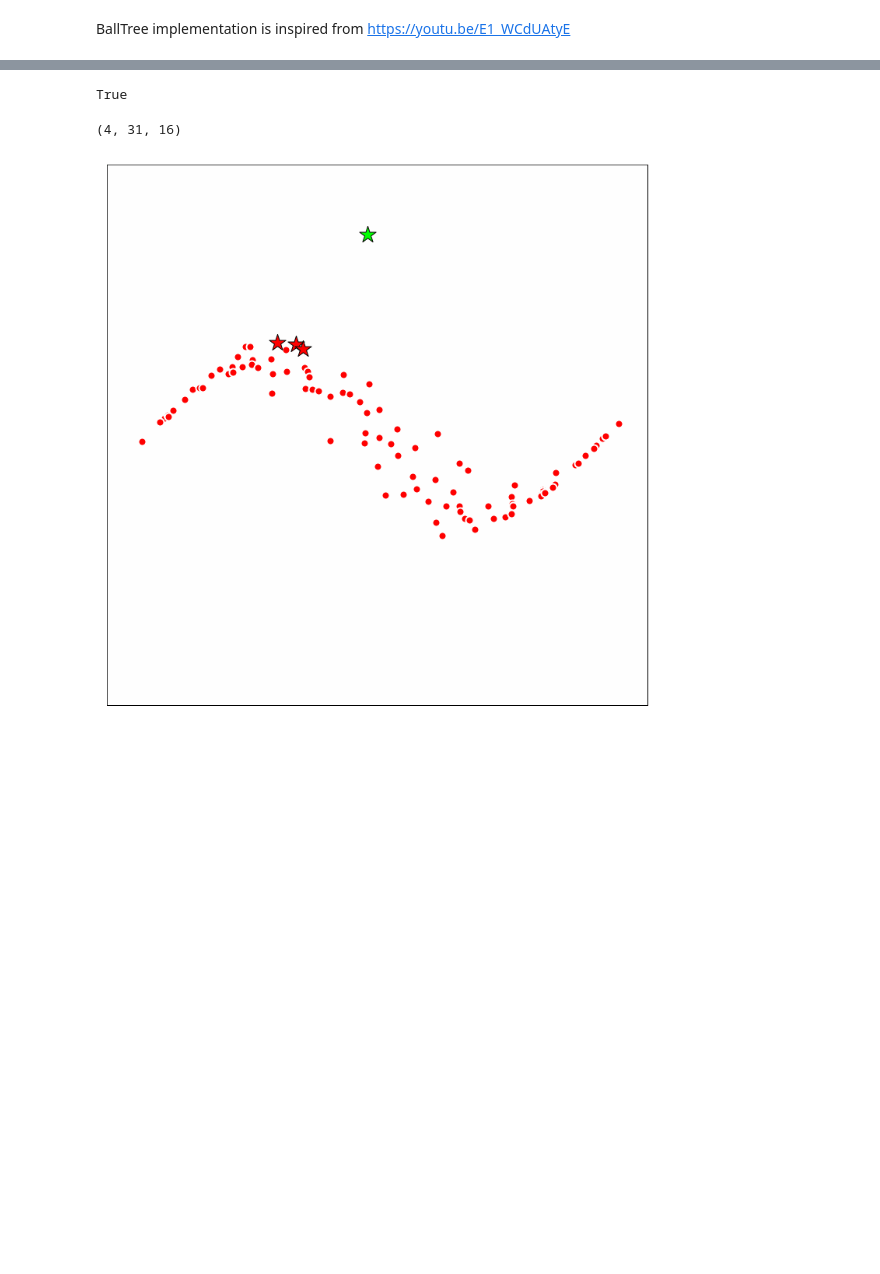
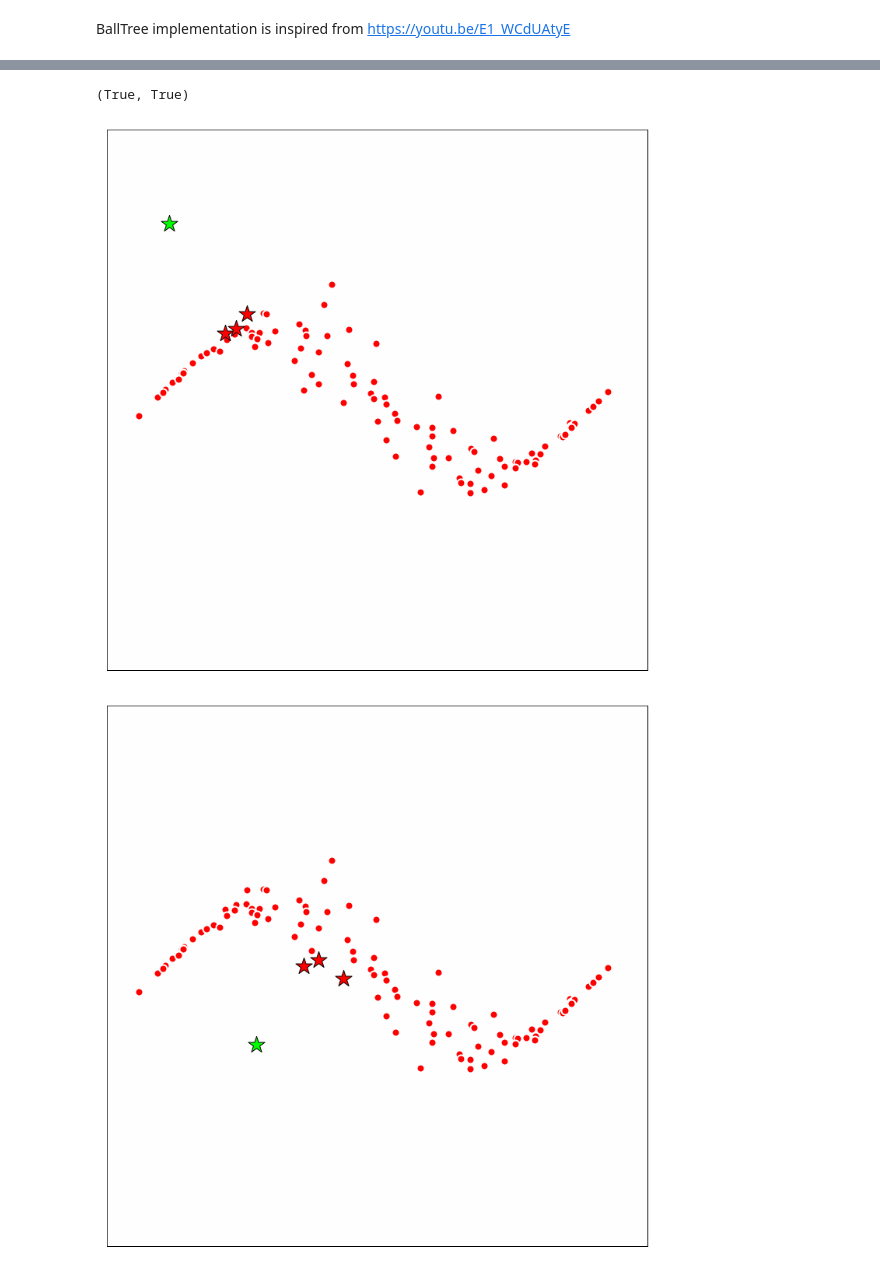
Before and after one commit to pchizhov/knn-optimization-project, a Jupyter notebook: Main.ipynb, the cells around one changed output, grey strips where cells are left out. Drawn from its saved outputs; the diff is of its cells as text; code cells hidden in the pictures; blank space fills up the shorter version.

```diff
--- a/Main.ipynb
+++ b/Main.ipynb
@@ -364,4 +367,8 @@ def test_ball_tree():
                     sk_dist = sk_dist[0]
 
                     assert np.allclose(my_point, sk_point), (my_point, sk_point)
+
+
+def idx2points(X: np.ndarray, idx: np.ndarray) -> np.ndarray:
+    return np.apply_along_axis(lambda x: X[x], axis=-1, arr=idx)
 # %%
@@ -369,14 +376,16 @@ test_ball_tree()
 # %%
 from sklearn.datasets import make_circles, make_s_curve, make_moons
 # %%
+n = 100
+nq = 5
 d = 2
 k = 3
 leaf_size = 7
+
 # X = np.random.randn(100, d)
 # X, _ = make_moons(10, noise=0.1)
-space = np.linspace(0, 2*np.pi, 100)[:,np.newaxis]
-X = np.hstack([space, np.sin(space)]) + 0.2 * np.random.randn(100)[:,np.newaxis]
-x = X[np.random.randint(0, len(X))] + np.random.randn()
-
-sk_bt = BallTree(X, leaf_size=leaf_size)
-my_bt = BallTreeOptimizer(X, leaf_size=leaf_size)
+space = np.linspace(0, 2*np.pi, n)[:,np.newaxis]
+# for fit
+X = np.hstack([space, np.sin(space)]) + 0.2 * np.random.randn(n)[:,np.newaxis]
+# for query
+Xq = X[np.random.randint(0, len(X), nq)] + np.random.randn(nq, d)
@@ -402,0 +405,6 @@ sk_dist, sk_point, sk_idx
+# %%
+my_bt = BallTreeOptimizer(X, leaf_size=leaf_size)
+my_idx = my_bt.query(Xq, k=k)
+my_points = idx2points(X, my_idx)
+
+my_idx, my_points.shape  # nq, k, d
@@ -403,19 +431,17 @@ sk_dist, sk_point, sk_idx
 # %%
-np.allclose(sk_point, my_point)
+np.allclose(sk_points, my_points), np.allclose(my_points, lo_points)
 # %% [output]
-True
+(True, True)
-# %%
-my_bt.depth, my_bt.num_nodes, my_bt.num_leaves
-# %% [output]
-(4, 31, 16)
 # %%
 # green - visited balls
 # number in vall center - order of visit
 # yellow triangle - target point
 # red square - nearest neighbor
-fig, ax = plt.subplots(figsize=(10,10))
-ax.scatter([x[0]], [x[1]], marker='*', s=500, color='lime', zorder=1000, edgecolor='black')
-ax.scatter(my_point[:,0], my_point[:,1], marker='*', s=500, color='red', zorder=1001, edgecolor='black')
-my_bt.plot(animate=True, fig_ax=(fig, ax))
+for x, y in zip(Xq, my_points):
+    fig, ax = plt.subplots(figsize=(10,10))
+    ax.scatter([x[0]], [x[1]], marker='*', s=500, color='lime', zorder=1000, edgecolor='black')
+    ax.scatter(y[:,0], y[:,1], marker='*', s=500, color='red', zorder=1001, edgecolor='black')
+    my_bt.plot(animate=True, fig_ax=(fig, ax))
 # %% [output]
-[figure, old version]
+[figure, new version]
+[figure, added]
```
Also changed, not shown: parts of 10 cells of this notebook, 1 other file.
